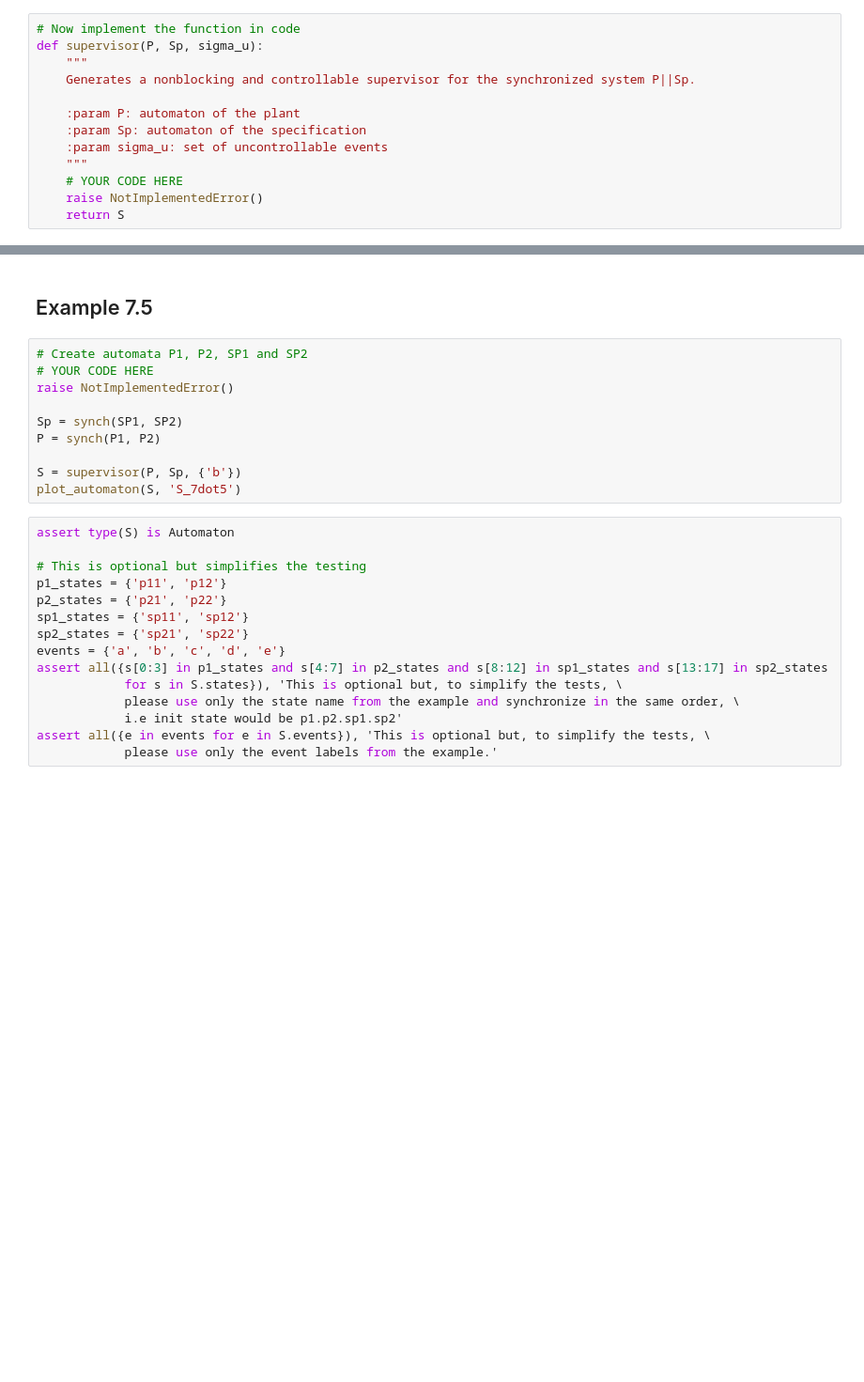
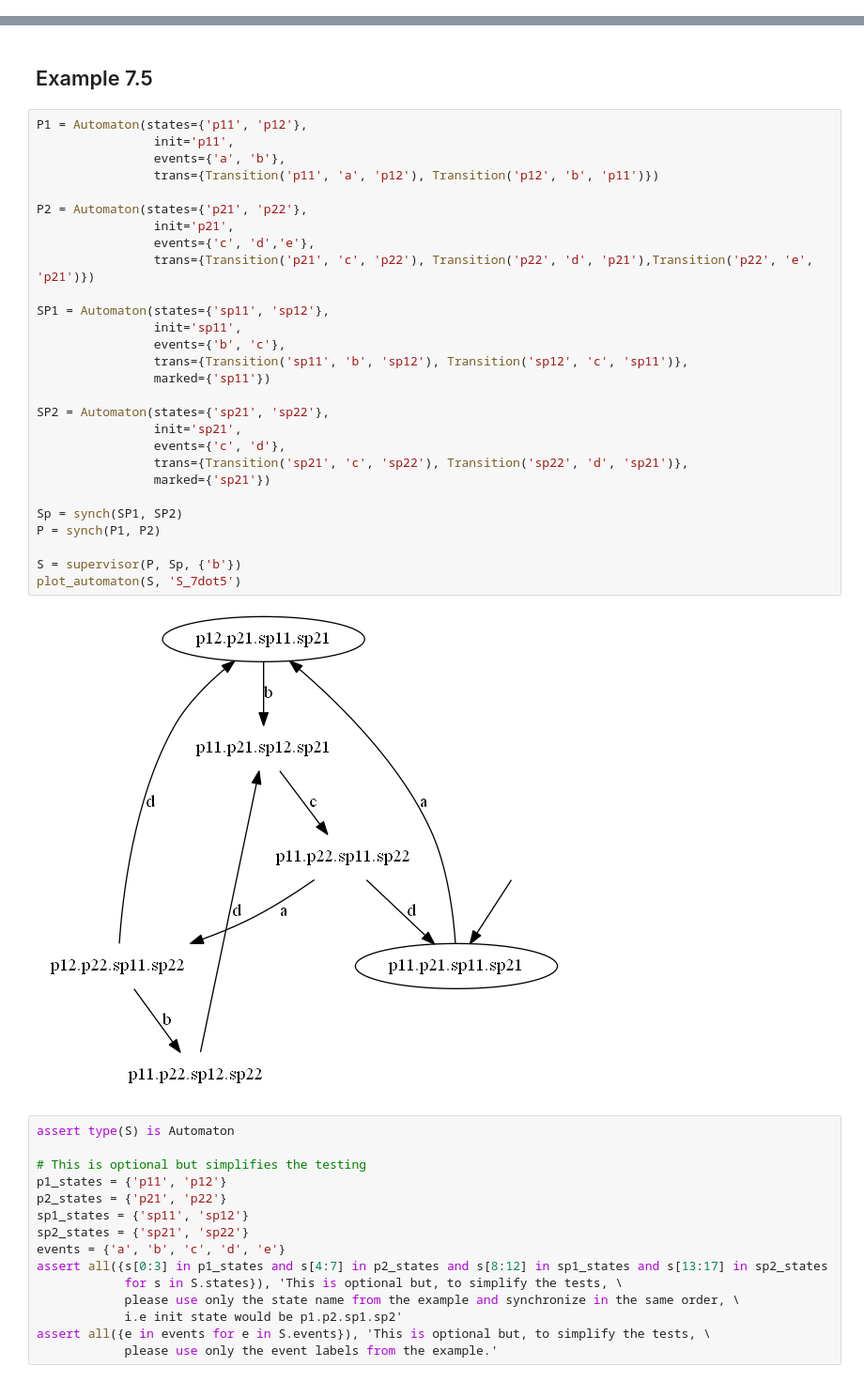
Before and after one commit to Eliacus/SSY165-Assignments, a Jupyter notebook: Assignment-2/synthesize.ipynb, the cells around one changed output, grey strips where cells are left out. Shown at 94% size. Saved outputs shown, nothing was run; the diff lists cells and outputs as text; blank space fills up the shorter version.

```diff
--- a/Assignment-2/synthesize.ipynb
+++ b/Assignment-2/synthesize.ipynb
@@ -234,16 +267,3 @@ def validate_inputs(trans, source, events):
     assert type(trans) is set
     assert type(source) is str
     assert type(events) is set
-# %%
-# Now implement the function in code
-def supervisor(P, Sp, sigma_u):
-    """
-    Generates a nonblocking and controllable supervisor for the synchronized system P||Sp.
-
-    :param P: automaton of the plant
-    :param Sp: automaton of the specification
-    :param sigma_u: set of uncontrollable events
-    """
-    # YOUR CODE HERE
-    raise NotImplementedError()
-    return S
@@ -329,16 +431,36 @@ Evaluate the implementation in Task 1 by generating a nonblocking and controllab
 * Task 3 in the Exam Oct 24, 2015. **[1p]**
 # %% [markdown]
 ## Example 7.5
-# %%
-# Create automata P1, P2, SP1 and SP2
-# YOUR CODE HERE
-raise NotImplementedError()
-
-Sp = synch(SP1, SP2)
-P = synch(P1, P2)
-
-S = supervisor(P, Sp, {'b'})
-plot_automaton(S, 'S_7dot5')
+# %%
+P1 = Automaton(states={'p11', 'p12'},
+                init='p11',
+                events={'a', 'b'},
+                trans={Transition('p11', 'a', 'p12'), Transition('p12', 'b', 'p11')})
+
+P2 = Automaton(states={'p21', 'p22'},
+                init='p21',
+                events={'c', 'd','e'},
+                trans={Transition('p21', 'c', 'p22'), Transition('p22', 'd', 'p21'),Transition('p22', 'e', 'p21')})
+
+SP1 = Automaton(states={'sp11', 'sp12'},
+                init='sp11',
+                events={'b', 'c'},
+                trans={Transition('sp11', 'b', 'sp12'), Transition('sp12', 'c', 'sp11')},
+                marked={'sp11'})
+
+SP2 = Automaton(states={'sp21', 'sp22'},
+                init='sp21',
+                events={'c', 'd'},
+                trans={Transition('sp21', 'c', 'sp22'), Transition('sp22', 'd', 'sp21')},
+                marked={'sp21'})
+
+Sp = synch(SP1, SP2)
+P = synch(P1, P2)
+
+S = supervisor(P, Sp, {'b'})
+plot_automaton(S, 'S_7dot5')
+# %% [output]
+[figure, added]
 # %%
 assert type(S) is Automaton
 
```
Also changed, not shown: parts of 13 cells of this notebook, 3 other files.
